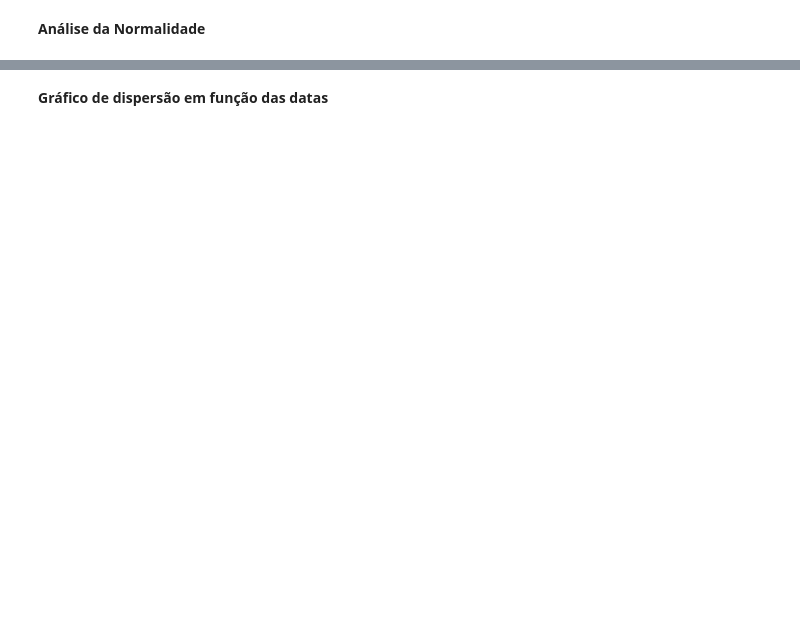
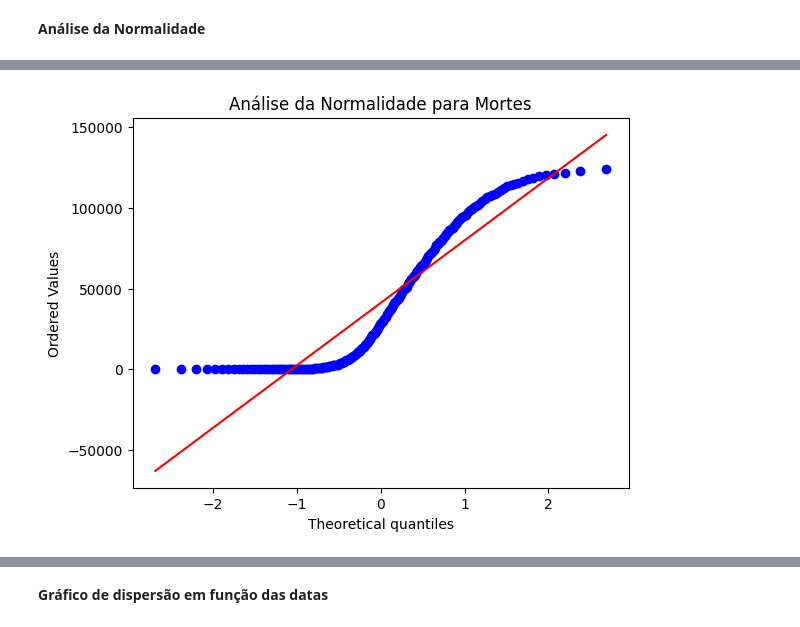
Before and after one commit to GuilhermeFogolin/Python-Dados-Machine-Learning, a Jupyter notebook: Tratamento_Projeto03.ipynb, the cells around one changed output, grey strips where cells are left out. Saved outputs shown, nothing was run; the diff lists cells and outputs as text; code cells hidden in the pictures; blank space fills up the shorter version.

```diff
--- a/Tratamento_Projeto03.ipynb
+++ b/Tratamento_Projeto03.ipynb
@@ -274,7 +302,9 @@ plt.show()
 # %%
 stats.probplot(covidbrasil['cumulative_deaths'], dist="norm", plot=plt)
-plt.title("Análise Normalidade")
+plt.title("Análise da Normalidade para Mortes")
 plt.show()
+# %% [output]
+[figure, added]
 # %%
 import statsmodels
 from statsmodels.stats.diagnostic import lilliefors
```
Also changed, not shown: parts of 17 cells of this notebook.
